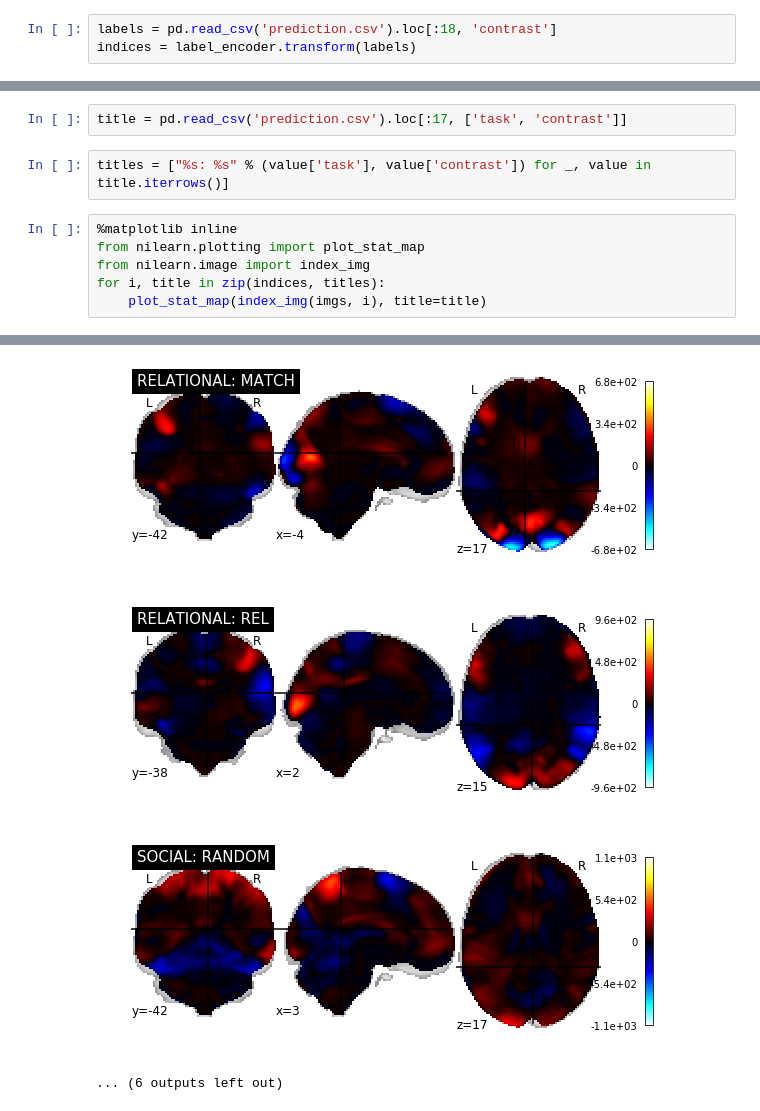
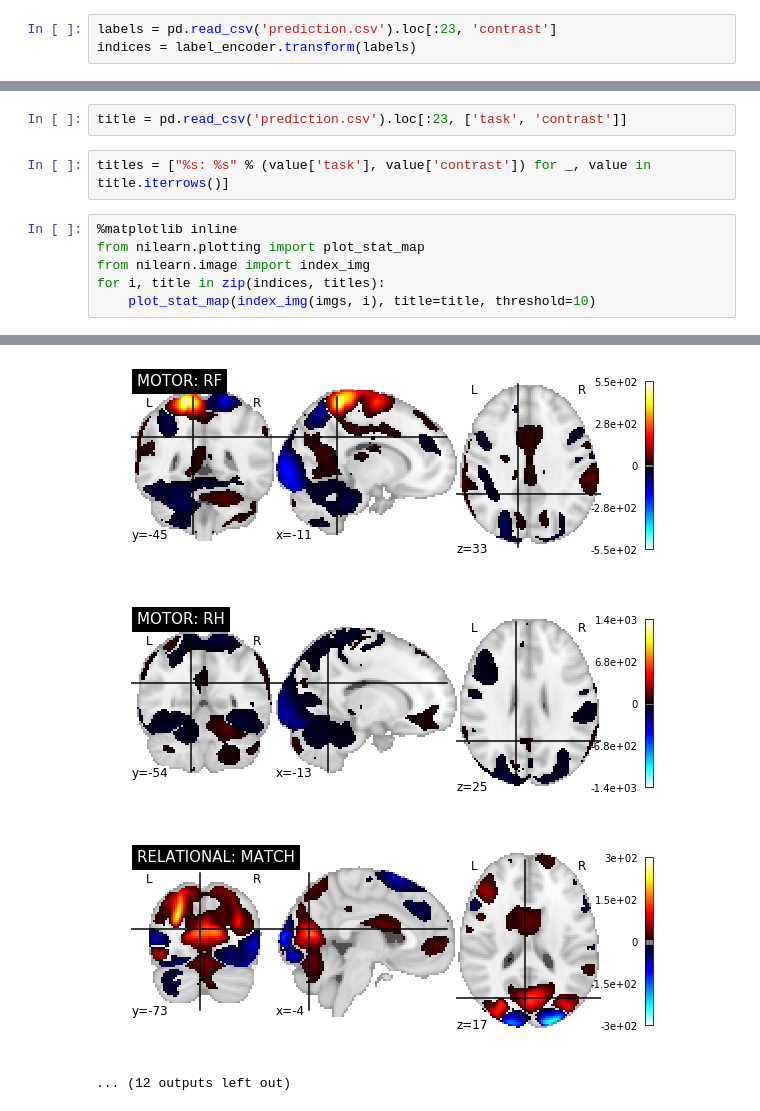
Before and after one commit to arthurmensch/modl, a Jupyter notebook: examples/contrast/analyse_prediction.ipynb, the cells around one changed output, grey strips where cells are left out. Drawn from its saved outputs; the diff is of its cells as text.

```diff
--- a/examples/contrast/analyse_prediction.ipynb
+++ b/examples/contrast/analyse_prediction.ipynb
@@ -39,7 +40,7 @@ label_encoder = load('label_encoder.pkl')
 # %%
 import pandas as pd
 # %%
-labels = pd.read_csv('prediction.csv').loc[:18, 'contrast']
+labels = pd.read_csv('prediction.csv').loc[:23, 'contrast']
 indices = label_encoder.transform(labels)
 # %%
 prediction = pd.read_csv('prediction.csv')
@@ -121,6 +122,6 @@ test   EMOTION     FACES        0.962025
 Name: match, dtype: float64
 # %%
-title = pd.read_csv('prediction.csv').loc[:17, ['task', 'contrast']]
+title = pd.read_csv('prediction.csv').loc[:23, ['task', 'contrast']]
 # %%
 titles = ["%s: %s" % (value['task'], value['contrast']) for _, value in title.iterrows()]
 # %%
@@ -128,5 +129,5 @@ titles = ["%s: %s" % (value['task'], value['contrast']) for _, value in title.it
 from nilearn.plotting import plot_stat_map
 from nilearn.image import index_img
 for i, title in zip(indices, titles):
-    plot_stat_map(index_img(imgs, i), title=title)
+    plot_stat_map(index_img(imgs, i), title=title, threshold=10)
 # %% [output]
@@ -142,7 +143,7 @@ for i, title in zip(indices, titles):
-[figure, old version]
+[figure, new version]
-[figure, old version]
+[figure, new version]
-[figure, old version]
+[figure, new version]
-... (6 outputs left out)
+... (12 outputs left out)
 # %%
 (np.abs(coef[:,:16]).sum())
 # %% [output]
```
Also changed, not shown: parts of 14 cells of this notebook, 5 other files.
